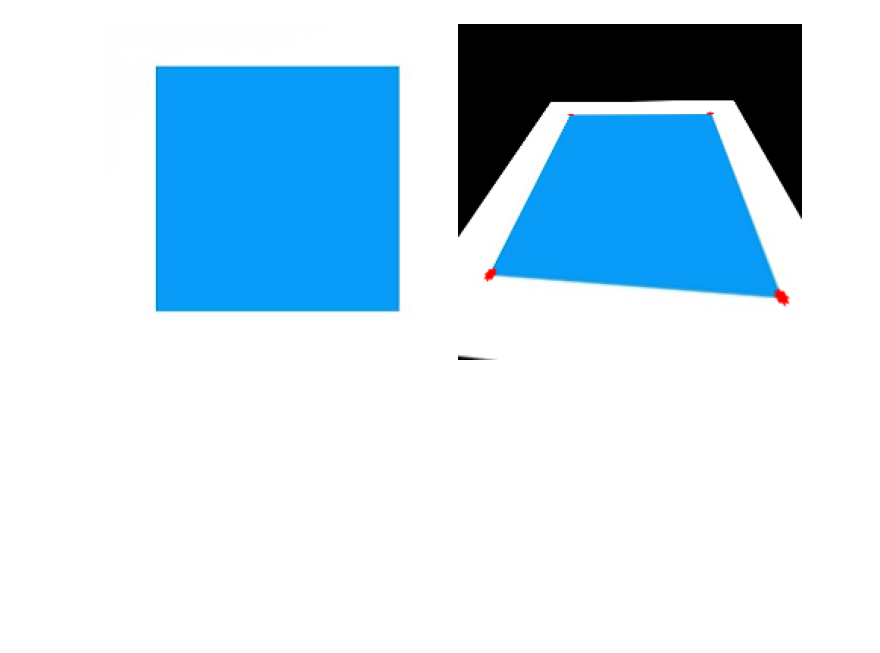
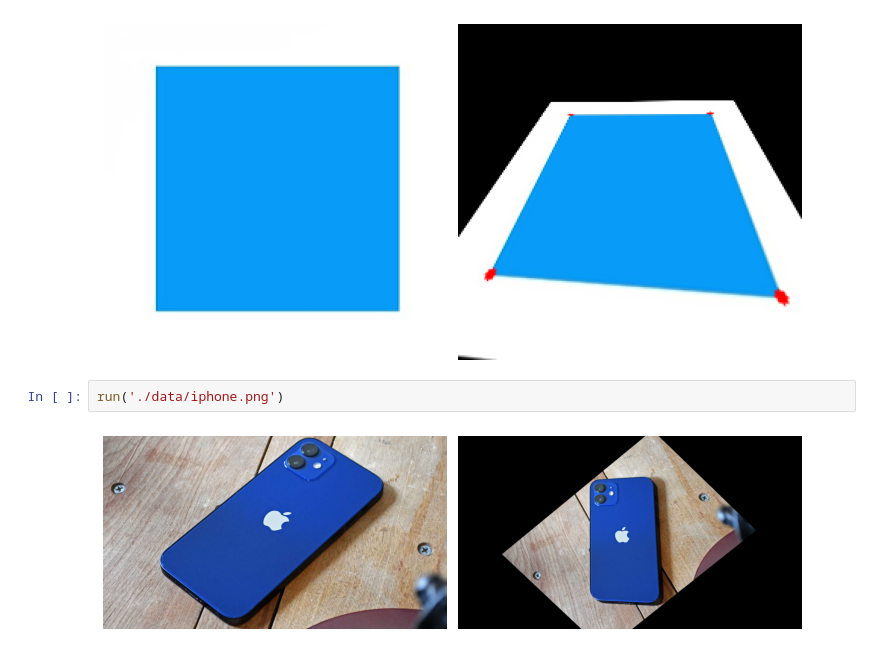
Before and after one commit to fadyat/ITMO-PROBLEMS, a Jupyter notebook: Physics/III semester/Modeling/mod2/solution.ipynb, the cells around one changed output. Drawn from its saved outputs; the diff is of its cells as text; blank space fills up the shorter version.

```diff
--- a/Physics/III semester/Modeling/mod2/solution.ipynb
+++ b/Physics/III semester/Modeling/mod2/solution.ipynb
@@ -207,3 +207,7 @@ run('./data/building.png')
 run('./data/square.png')
 # %% [output]
 [figure]
+# %%
+run('./data/iphone.png')
+# %% [output]
+[figure, added]
```
Also changed, not shown: 2 other files.
